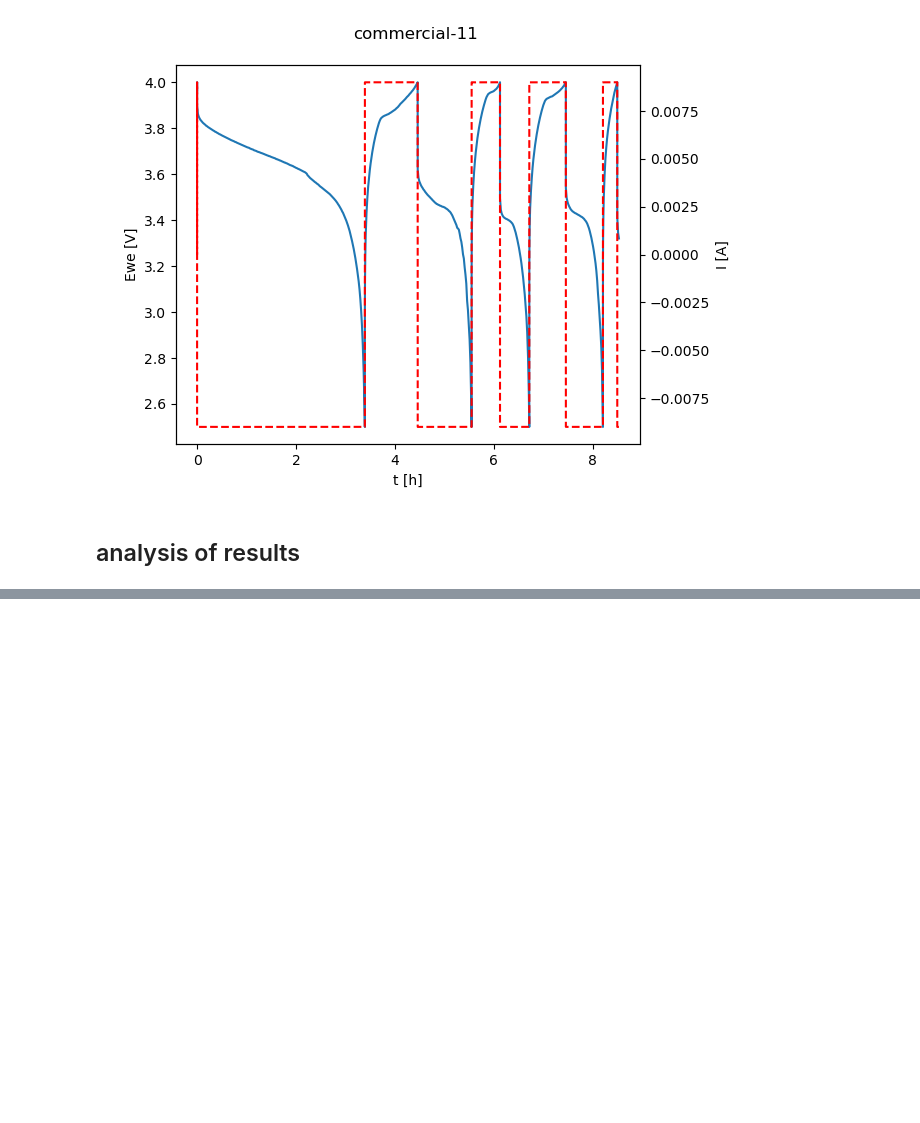
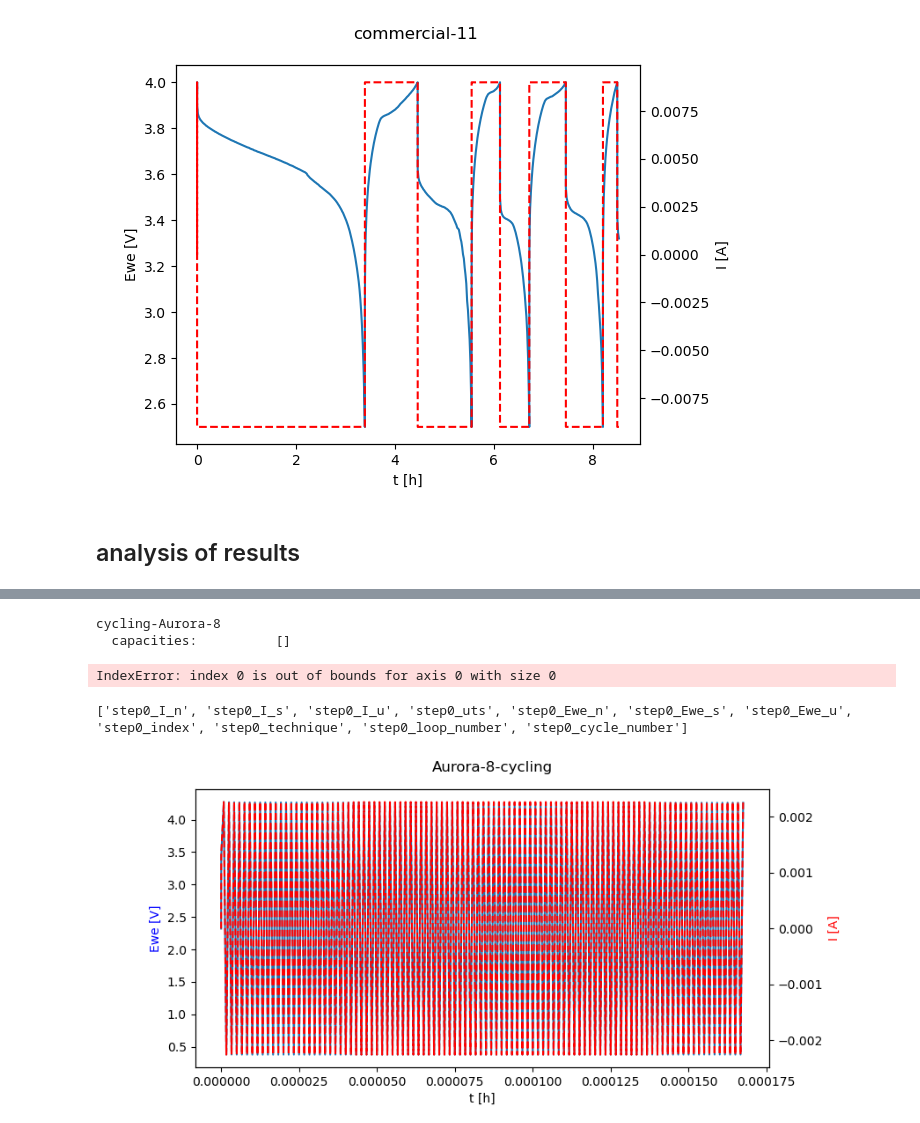
Before and after one commit to EmpaEconversion/aiidalab-aurora, a Jupyter notebook: monitor-test-11-8-22.ipynb, the cells around one changed output, grey strips where cells are left out. Saved outputs shown, nothing was run; the diff lists cells and outputs as text; code cells hidden in the pictures; blank space fills up the shorter version.

```diff
--- a/monitor-test-11-8-22.ipynb
+++ b/monitor-test-11-8-22.ipynb
@@ -362,0 +529,32 @@ plt.close('all')
+# %%
+# monitor_analysis(load_node(196), consecutive_cycles=2, threshold=0.95, discharge=True)
+job = load_node(225)
+print(job.label)
+name = 'Aurora-8-cycling'
+
+analyze_dict_results(
+    json.loads(job.outputs.retrieved.get_object_content('results.json')),
+    consecutive_cycles=2, threshold=0.8, discharge=True
+)
+# %% [output]
+cycling-Aurora-8
+  capacities:          []
+IndexError: index 0 is out of bounds for axis 0 with size 0
+# %%
+res = job.outputs.results
+print(res.get_arraynames())
+
+time = (res.get_array('step0_uts') - res.get_array('step0_uts')[0]) / 3600
+f, ax = plt.subplots(figsize=(9,4))
+plt.subplots_adjust(right=0.85, top=0.9)
+ax.plot(time, res.get_array('step0_Ewe_n'), label='Ewe')
+ax.set_ylabel('Ewe [V]', c='b')
+ax2 = ax.twinx()
+ax2.plot(time, res.get_array('step0_I_n'), 'r--', label='I')
+ax2.set_ylabel('I [A]', c='r')
+ax.set_xlabel('t [h]')
+f.suptitle(name)
+plt.savefig(f'/home/aiida/data/{name}_Ewe_I.png', dpi=300)
+# %% [output]
+['step0_I_n', 'step0_I_s', 'step0_I_u', 'step0_uts', 'step0_Ewe_n', 'step0_Ewe_s', 'step0_Ewe_u', 'step0_index', 'step0_technique', 'step0_loop_number', 'step0_cycle_number']
+[figure, added]
```
Also changed, not shown: parts of 27 cells of this notebook, 1 other file.
